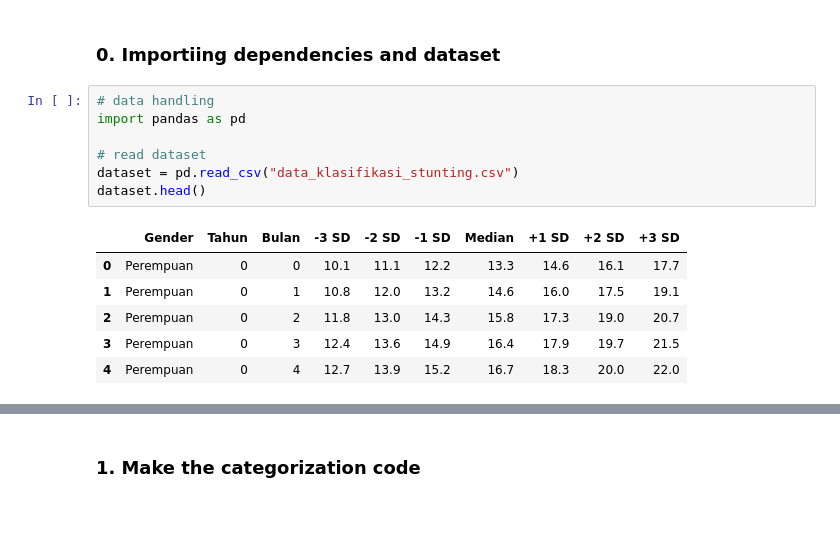
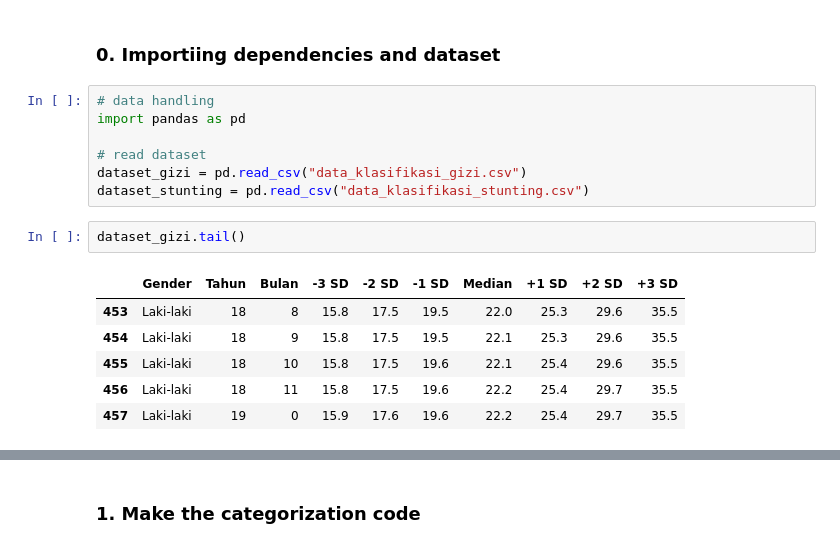
Before and after one commit to MarcoAlandAdinanda/TumbuhKuy, a Jupyter notebook: backend/notebooks/condition_classification.ipynb, the cells around one changed output, grey strips where cells are left out. Saved outputs shown, nothing was run; the diff lists cells and outputs as text; blank space fills up the shorter version.

```diff
--- a/backend/notebooks/condition_classification.ipynb
+++ b/backend/notebooks/condition_classification.ipynb
@@ -7,12 +7,14 @@
 import pandas as pd
 
 # read dataset
-dataset = pd.read_csv("data_klasifikasi_stunting.csv")
-dataset.head()
+dataset_gizi = pd.read_csv("data_klasifikasi_gizi.csv")
+dataset_stunting = pd.read_csv("data_klasifikasi_stunting.csv")
-# %% [output]
-|  | Gender | Tahun | Bulan | -3 SD | -2 SD | -1 SD | Median | +1 SD | +2 SD | +3 SD |
-| 0 | Perempuan | 0 | 0 | 10.1 | 11.1 | 12.2 | 13.3 | 14.6 | 16.1 | 17.7 |
-| 1 | Perempuan | 0 | 1 | 10.8 | 12.0 | 13.2 | 14.6 | 16.0 | 17.5 | 19.1 |
-| 2 | Perempuan | 0 | 2 | 11.8 | 13.0 | 14.3 | 15.8 | 17.3 | 19.0 | 20.7 |
-| 3 | Perempuan | 0 | 3 | 12.4 | 13.6 | 14.9 | 16.4 | 17.9 | 19.7 | 21.5 |
-| 4 | Perempuan | 0 | 4 | 12.7 | 13.9 | 15.2 | 16.7 | 18.3 | 20.0 | 22.0 |
+# %%
+dataset_gizi.tail()
+# %% [output]
+|  | Gender | Tahun | Bulan | -3 SD | -2 SD | -1 SD | Median | +1 SD | +2 SD | +3 SD |
+| 453 | Laki-laki | 18 | 8 | 15.8 | 17.5 | 19.5 | 22.0 | 25.3 | 29.6 | 35.5 |
+| 454 | Laki-laki | 18 | 9 | 15.8 | 17.5 | 19.5 | 22.1 | 25.3 | 29.6 | 35.5 |
+| 455 | Laki-laki | 18 | 10 | 15.8 | 17.5 | 19.6 | 22.1 | 25.4 | 29.6 | 35.5 |
+| 456 | Laki-laki | 18 | 11 | 15.8 | 17.5 | 19.6 | 22.2 | 25.4 | 29.7 | 35.5 |
+| 457 | Laki-laki | 19 | 0 | 15.9 | 17.6 | 19.6 | 22.2 | 25.4 | 29.7 | 35.5 |
```
Also changed, not shown: parts of 4 cells of this notebook, 7 other files.
